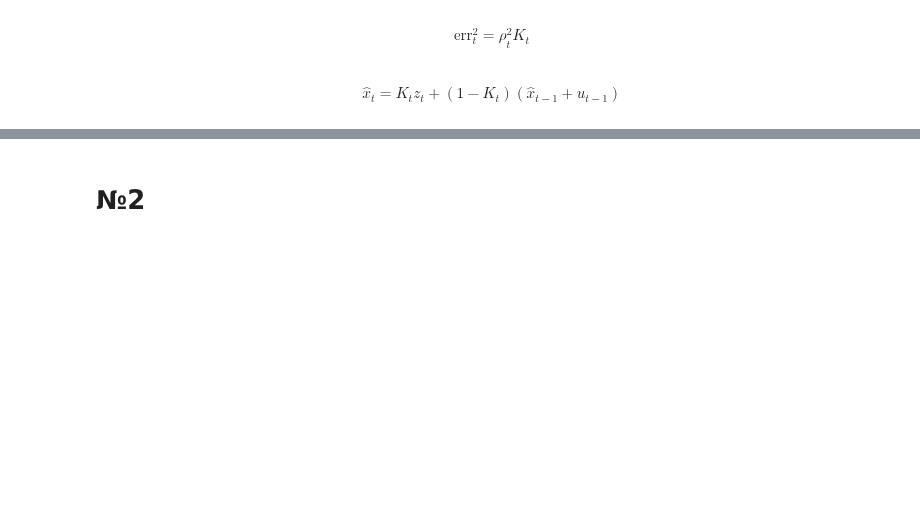
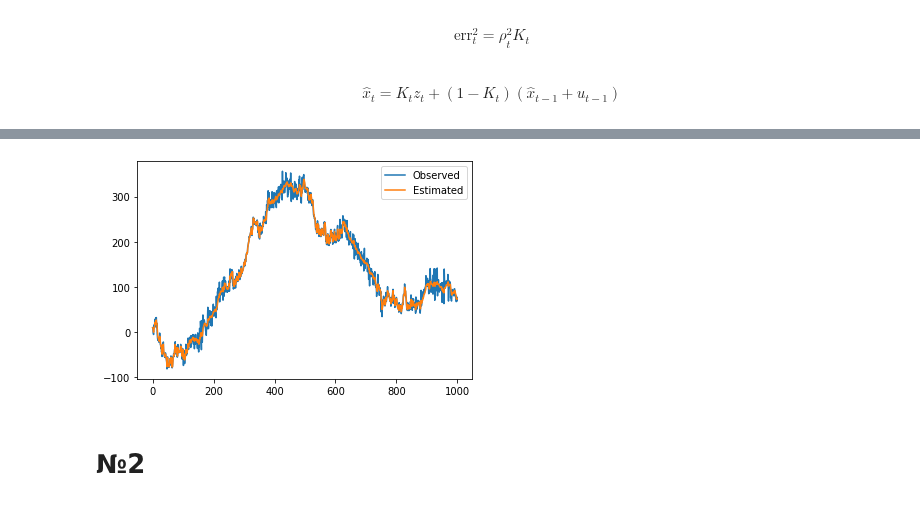
Before and after one commit to zugzvangg/SPC, a Jupyter notebook: numerics/HW9/HW9.ipynb, the cells around one changed output, grey strips where cells are left out. Drawn from its saved outputs; the diff is of its cells as text; code cells hidden in the pictures; blank space fills up the shorter version.

```diff
--- a/numerics/HW9/HW9.ipynb
+++ b/numerics/HW9/HW9.ipynb
@@ -60,3 +60,10 @@ show(1000)
+# %%
+plt.plot(z, label = "Observed")
+plt.plot(x_est, label = "Estimated")
+plt.legend()
+plt.show()
+# %% [output]
+[figure, added]
 # %% [markdown]
 # №2
 # %% [markdown]
```
Also changed, not shown: parts of 12 cells of this notebook.
